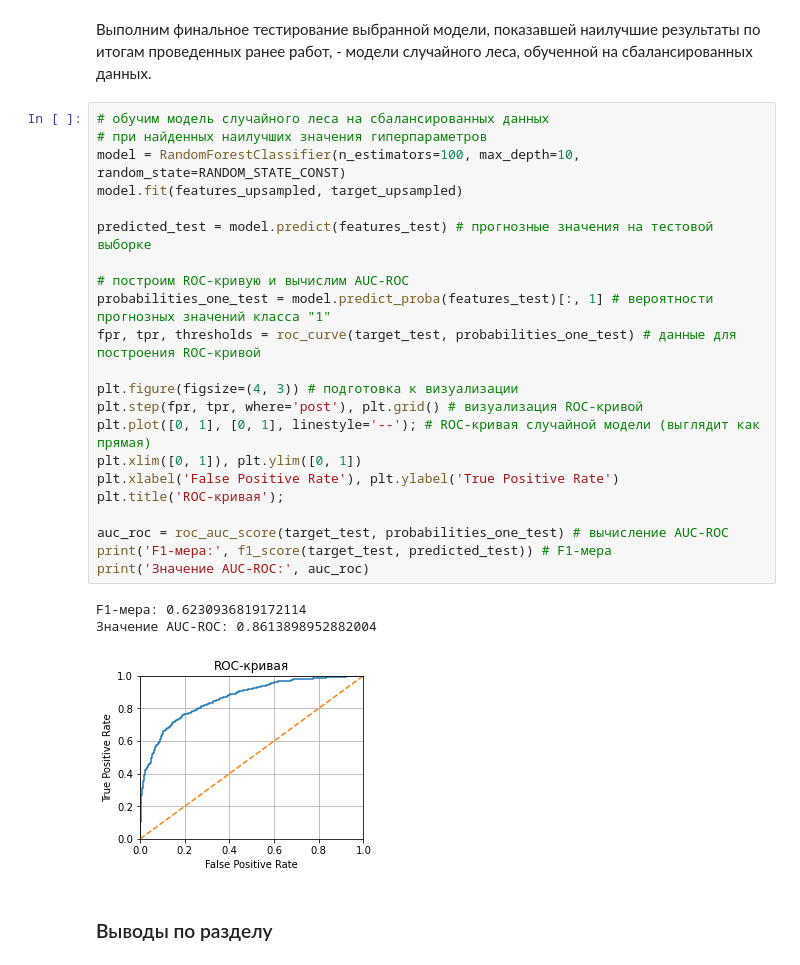
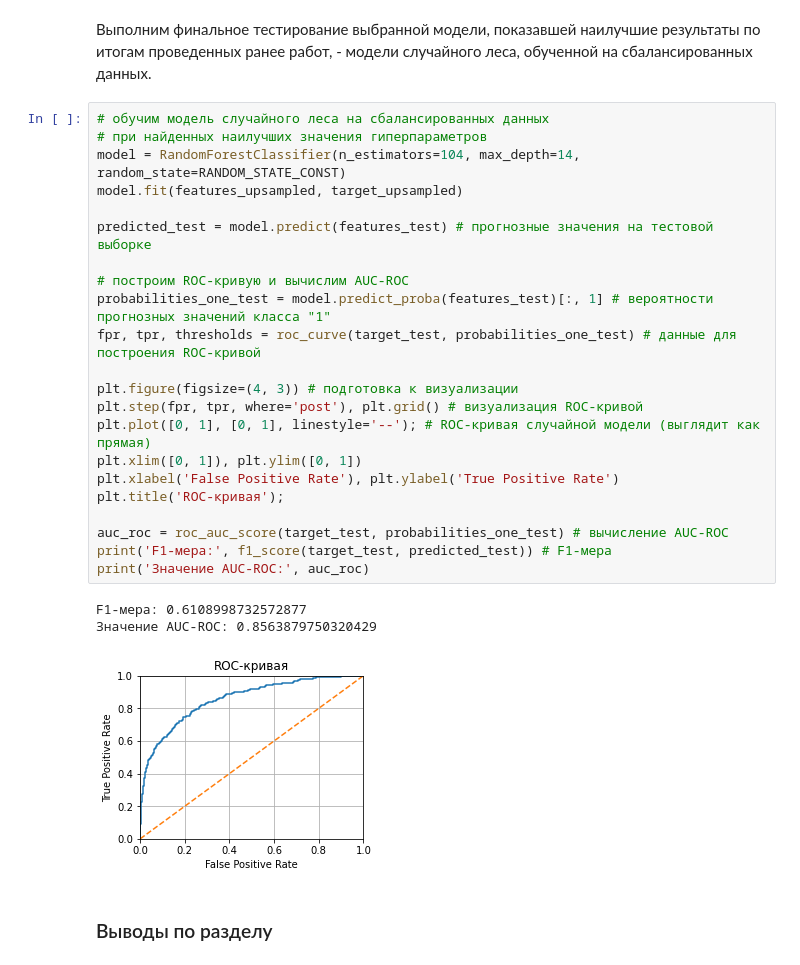
Before and after one commit to jurecki-ds/yandex_practicum_projects_repo_ru, a Jupyter notebook: bank_customer_churn_prediction_project/bank_customer_churn_prediction.ipynb, the cells around one changed output. Drawn from its saved outputs; the diff is of its cells as text.

Commit message:
Значения гиперпараметров модели на финальном тестировании возвращены к исходным: n_estimators=104, max_depth=14

```diff
--- a/bank_customer_churn_prediction_project/bank_customer_churn_prediction.ipynb
+++ b/bank_customer_churn_prediction_project/bank_customer_churn_prediction.ipynb
@@ -838,29 +838,29 @@ F1-мера: 0.6073793755912962
 # %%
 # обучим модель случайного леса на сбалансированных данных
 # при найденных наилучших значения гиперпараметров
-model = RandomForestClassifier(n_estimators=100, max_depth=10, random_state=RANDOM_STATE_CONST)
+model = RandomForestClassifier(n_estimators=104, max_depth=14, random_state=RANDOM_STATE_CONST)
 model.fit(features_upsampled, target_upsampled)
 
 predicted_test = model.predict(features_test) # прогнозные значения на тестовой выборке
 
 # построим ROC-кривую и вычислим AUC-ROC
 probabilities_one_test = model.predict_proba(features_test)[:, 1] # вероятности прогнозных значений класса "1"
 fpr, tpr, thresholds = roc_curve(target_test, probabilities_one_test) # данные для построения ROC-кривой
 
 plt.figure(figsize=(4, 3)) # подготовка к визуализации
 plt.step(fpr, tpr, where='post'), plt.grid() # визуализация ROC-кривой
 plt.plot([0, 1], [0, 1], linestyle='--'); # ROC-кривая случайной модели (выглядит как прямая)
 plt.xlim([0, 1]), plt.ylim([0, 1])
 plt.xlabel('False Positive Rate'), plt.ylabel('True Positive Rate')
 plt.title('ROC-кривая');
 
 auc_roc = roc_auc_score(target_test, probabilities_one_test) # вычисление AUC-ROC
 print('F1-мера:', f1_score(target_test, predicted_test)) # F1-мера
 print('Значение AUC-ROC:', auc_roc)
 # %% [output]
-F1-мера: 0.6230936819172114
-Значение AUC-ROC: 0.8613898952882004
+F1-мера: 0.6108998732572877
+Значение AUC-ROC: 0.8563879750320429
-[figure, old version]
+[figure, new version]
 # %% [markdown]
 ### Выводы по разделу
 # %% [markdown]
```
